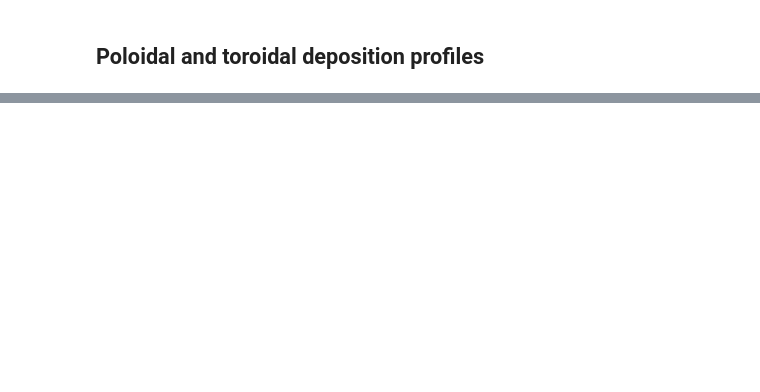
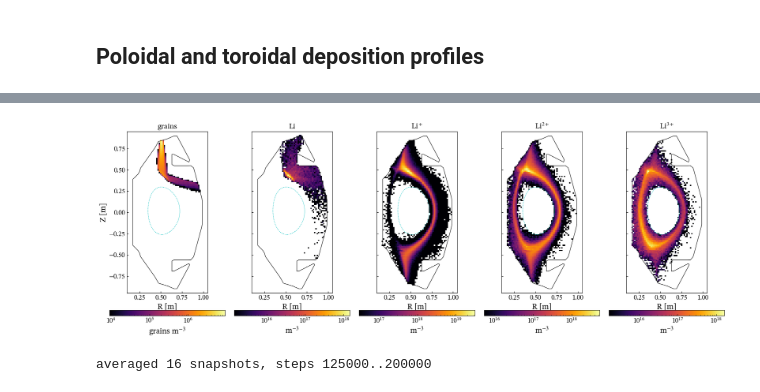
Before and after one commit to ORNL-Fusion/OpenEdge, a Jupyter notebook: examples/workflows/particulates/st40_lithium_powder_dropper/openedge/3d/notebooks/st40_3d_landing.ipynb, the cells around one changed output, grey strips where cells are left out. Cells and saved outputs as stored; diff of their text form; code cells hidden in the pictures; blank space fills up the shorter version.

```diff
--- a/examples/workflows/particulates/st40_lithium_powder_dropper/openedge/3d/notebooks/st40_3d_landing.ipynb
+++ b/examples/workflows/particulates/st40_lithium_powder_dropper/openedge/3d/notebooks/st40_3d_landing.ipynb
@@ -319,0 +237,29 @@ Li atoms in flight 6.100e+15 (= 30501 macroparticles), grains 204996
+# %%
+sfiles = sorted(glob.glob(str(OUT / "state.*.vtu")), key=lambda p: int(re.findall(r"\d+", p)[-1]))
+suse = [f for f in sfiles if STEADY_FROM < int(re.findall(r"\d+", f)[-1]) <= STEADY_TO] or sfiles[-1:]
+names = ["grains", "Li", "Li$^+$", "Li$^{2+}$", "Li$^{3+}$"]
+weight = [NWEIGHT, FNUM, FNUM, FNUM, FNUM]          # real grains / atoms per marker
+units = ["grains m$^{-3}$"] + ["m$^{-3}$"] * 4
+dR = dZ = 0.015
+rb = np.arange(0.1, 1.05 + dR, dR); zb = np.arange(-0.95, 0.95 + dZ, dZ)
+ring = 2 * np.pi * 0.5 * (rb[:-1] + rb[1:])[:, None] * dR * dZ
+NB = np.zeros((5, len(rb) - 1, len(zb) - 1))
+for f in suse:
+    m = pv.read(f); P = np.asarray(m.points); typ = np.asarray(m["type"]); R = np.hypot(P[:, 0], P[:, 1])
+    for t in range(1, 6):
+        NB[t - 1] += np.histogram2d(R[typ == t], P[typ == t, 2], bins=[rb, zb])[0]
+NB *= np.array(weight)[:, None, None] / ring / len(suse)
+show = [t for t in range(5) if NB[t].any()]
+fig, ax = plt.subplots(1, len(show), figsize=(3.6 * len(show), 6.5), sharey=True)
+for a, t in zip(np.atleast_1d(ax), show):
+    H = np.where(NB[t] > 0, NB[t], np.nan)
+    im = a.pcolormesh(rb, zb, H.T, norm=LogNorm(vmin=np.nanmax(H) * 1e-3, vmax=np.nanmax(H)), cmap="inferno")
+    a.plot(*np.vstack([WALL, WALL[:1]]).T, "k-", lw=0.8); a.plot(*np.vstack([CORE, CORE[:1]]).T, "c--", lw=0.6)
+    a.set(xlabel="R [m]", aspect="equal", title=names[t], xlim=(0.1, 1.05), ylim=(-0.95, 0.95))
+    fig.colorbar(im, ax=a, orientation="horizontal", pad=0.08, label=units[t])
+np.atleast_1d(ax)[0].set_ylabel("Z [m]")
+plt.tight_layout(); plt.show()
+print(f"averaged {len(suse)} snapshots, steps {int(re.findall(r'\d+', suse[0])[-1])}..{int(re.findall(r'\d+', suse[-1])[-1])}")
+# %% [output]
+[figure, added]
+averaged 16 snapshots, steps 125000..200000
```
Also changed, not shown: parts of 18 cells of this notebook, 5 other files.
